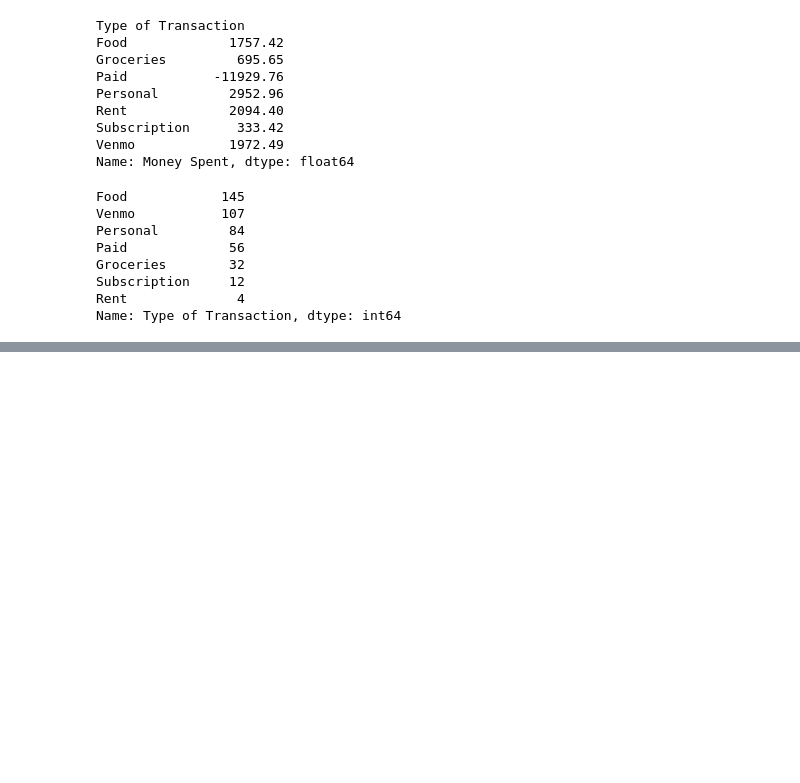
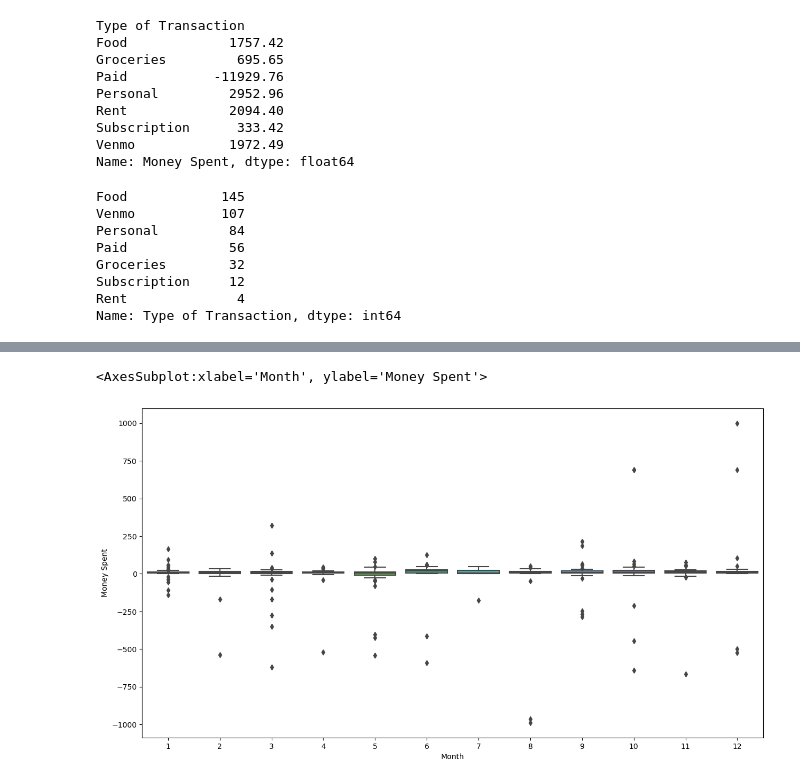
Before and after one commit to ekye0512/Personal_Bank_Budgeting, a Jupyter notebook: Personal_Bank_Budgeting.ipynb, the cells around one changed output, grey strips where cells are left out. Saved outputs shown, nothing was run; the diff lists cells and outputs as text; code cells hidden in the pictures; blank space fills up the shorter version.

```diff
--- a/Personal_Bank_Budgeting.ipynb
+++ b/Personal_Bank_Budgeting.ipynb
@@ -251,0 +259,8 @@ Name: Type of Transaction, dtype: int64
+# %%
+plt.figure(figsize=(15,8))
+sns.boxplot(data=df,x="Month",y='Money Spent')
+
+#compare the distributions of money spent for each month
+# %% [output]
+<AxesSubplot:xlabel='Month', ylabel='Money Spent'>
+[figure, added]
```
Also changed, not shown: parts of 2 cells of this notebook.
